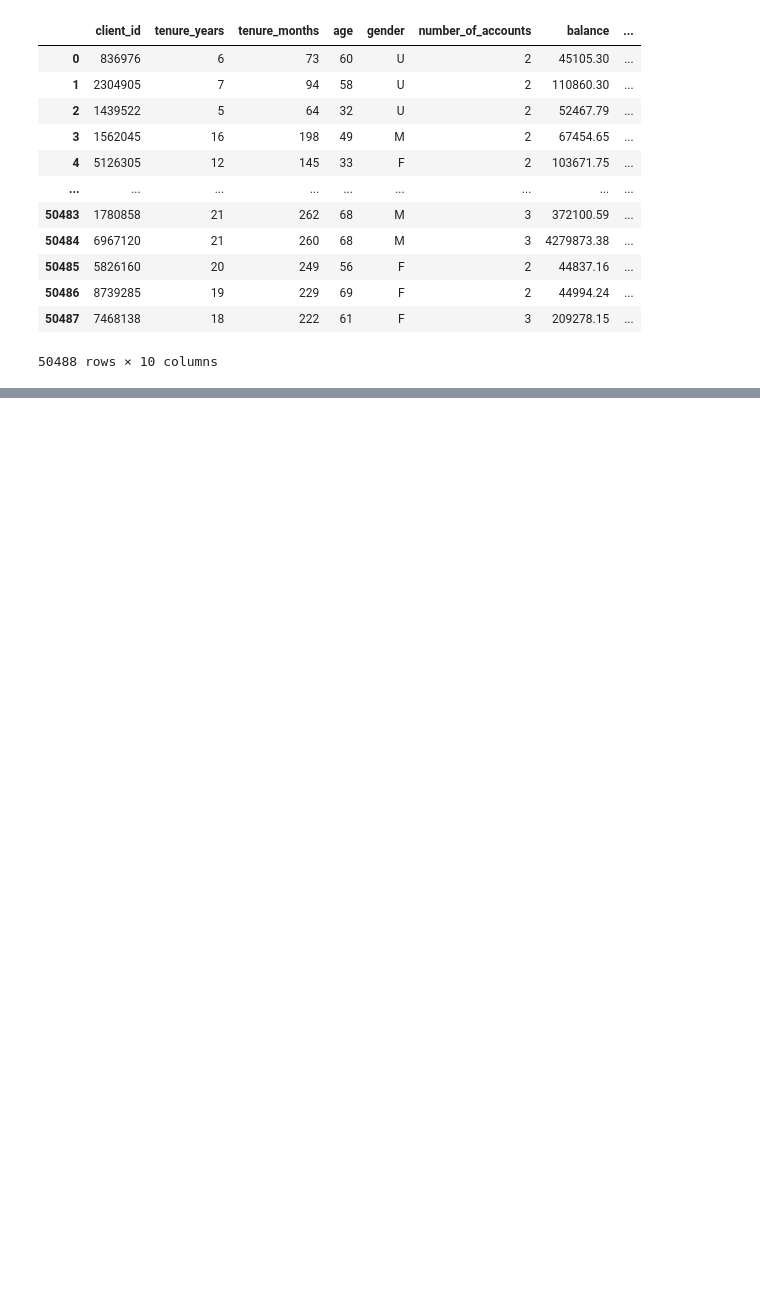
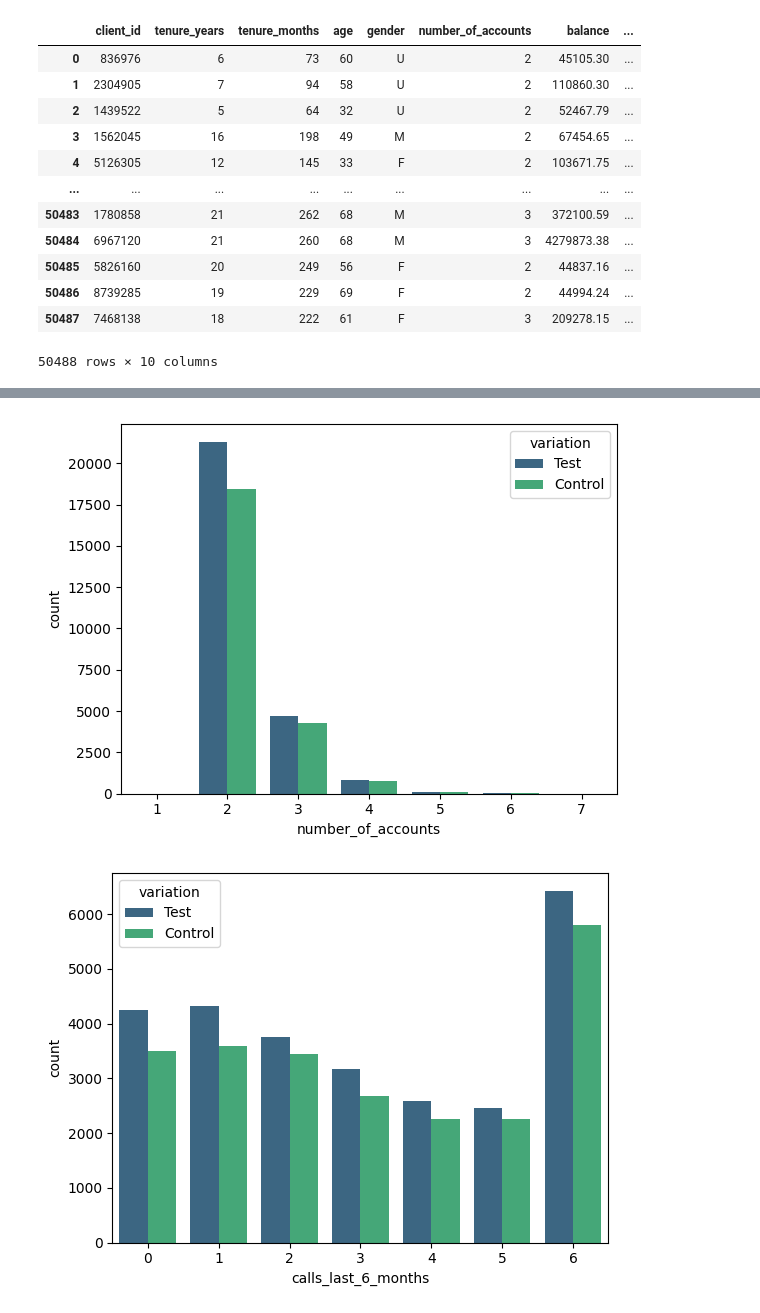
Before and after one commit to vijayendra-k/AB-Testing, a Jupyter notebook: AB-Testing.ipynb, the cells around one changed output, grey strips where cells are left out. Cells and saved outputs as stored; diff of their text form; code cells hidden in the pictures; blank space fills up the shorter version.

Commit message:
Added hue based charts

```diff
--- a/AB-Testing.ipynb
+++ b/AB-Testing.ipynb
@@ -492,0 +493,7 @@ for i in cols_num:
+# %%
+for i in ['number_of_accounts', 'calls_last_6_months', 'logons_last_6_months']:
+    sn.countplot(hue='variation',data=combdf,x=i,palette='viridis')
+    plt.show()
+# %% [output]
+[figure, added]
+[figure, added]
```
Also changed, not shown: parts of 8 cells of this notebook.
